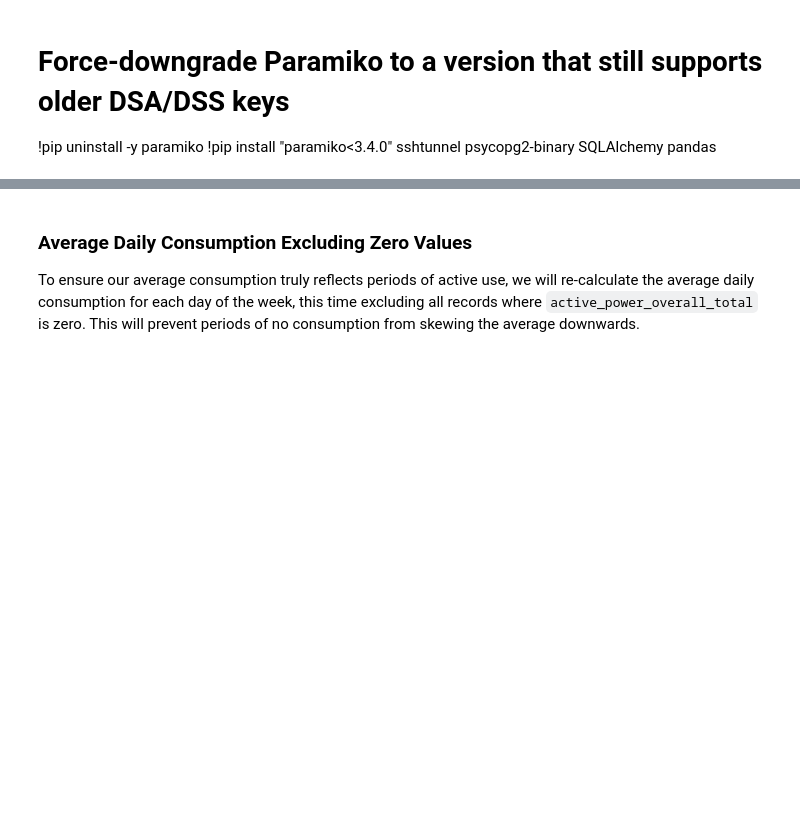
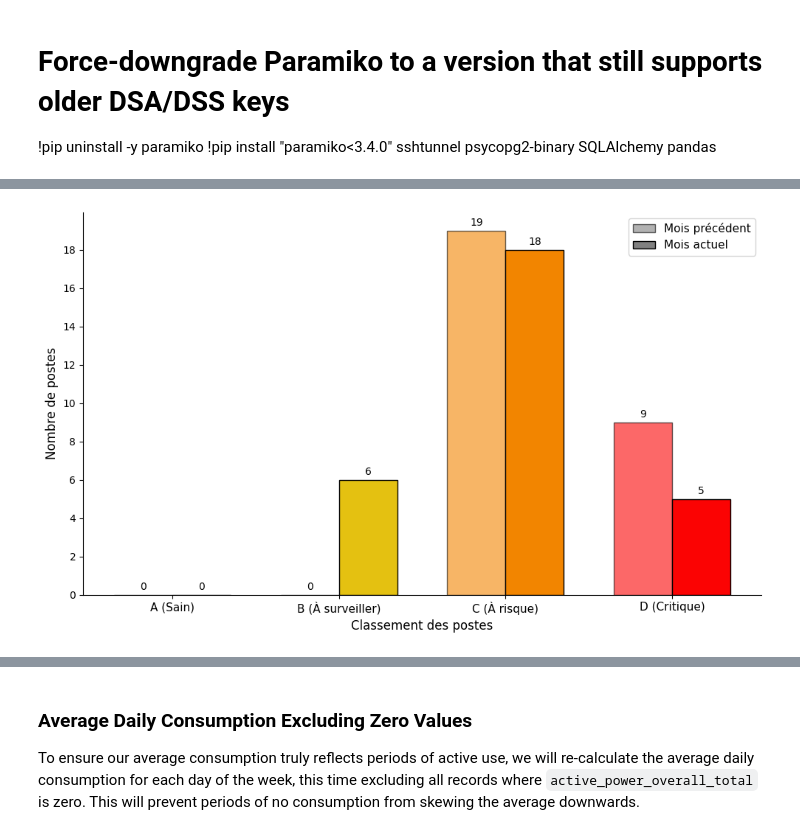
Before and after one commit to t-ayedun/Data_Analysis, a Jupyter notebook: Colab Notebooks/Monthly Report Grading + Report Visuals.ipynb, the cells around one changed output, grey strips where cells are left out. Cells and saved outputs as stored; diff of their text form; code cells hidden in the pictures; blank space fills up the shorter version.

```diff
--- a/Colab Notebooks/Monthly Report Grading + Report Visuals.ipynb
+++ b/Colab Notebooks/Monthly Report Grading + Report Visuals.ipynb
@@ -610,7 +758,7 @@ from matplotlib.ticker import MaxNLocator
 
 # --- USER INPUT: Enter previous month's grade counts [A, B, C, D] ---
 # For example: [2, 5, 15, 7]
-previous_month_counts = [0, 0, 22, 5]
+previous_month_counts = [0, 0, 19, 9]
 
 # 1. Extract current month counts from site_summary
 grade_order = ['A', 'B', 'C', 'D']
@@ -631,30 +779,32 @@ fig, ax = plt.subplots(figsize=(10, 6))
 rects1 = ax.bar(x - width/2, previous_month_counts, width, color=grade_colors, alpha=0.6, edgecolor='black')
 # Current month (Alpha 1.0)
 rects2 = ax.bar(x + width/2, current_month_counts, width, color=grade_colors, alpha=1.0, edgecolor='black')
 
 # 4. General formatting
 ax.set_ylabel('Nombre de postes', fontsize=12)
 ax.set_xlabel('Classement des postes', fontsize=12)
 # x-label removed as per user request
 ax.set_xticks(x)
 ax.set_xticklabels(grades_labels, fontsize=11)
 
 # Force the y-axis labels to be whole numbers
 ax.yaxis.set_major_locator(MaxNLocator(integer=True))
 
 # Remove the top and right spines
 ax.spines['top'].set_visible(False)
 ax.spines['right'].set_visible(False)
 
 # 5. Custom Legend
 prev_patch = mpatches.Patch(facecolor='gray', alpha=0.6, edgecolor='black', label='Mois précédent')
 curr_patch = mpatches.Patch(facecolor='gray', alpha=1.0, edgecolor='black', label='Mois actuel')
 ax.legend(handles=[prev_patch, curr_patch], fontsize=11)
 
 # 6. Labels on top of the bars
 ax.bar_label(rects1, padding=3, fontsize=10)
 ax.bar_label(rects2, padding=3, fontsize=10)
 
 fig.tight_layout()
 plt.savefig('comparison_chart.png', bbox_inches='tight')
 plt.show()
+# %% [output]
+[figure, added]
```
Also changed, not shown: parts of 26 cells of this notebook.
